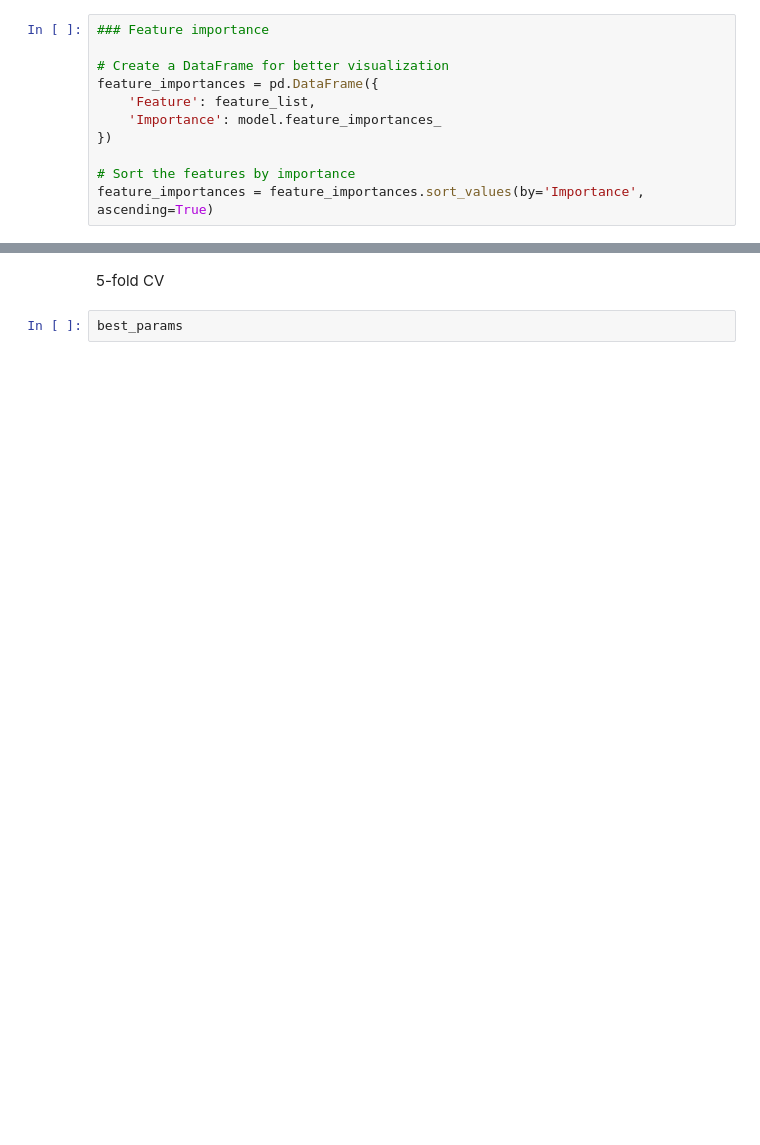
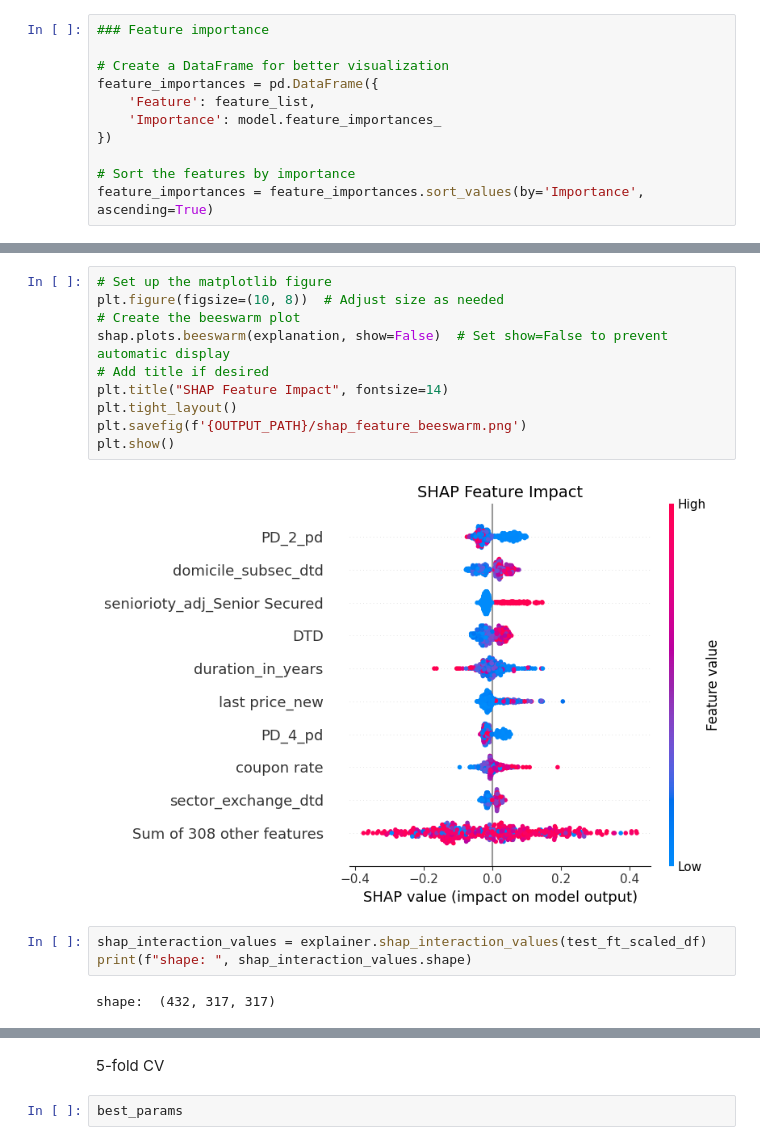
Before and after one commit to hoanguyen94/Recovery-rate-prediction, a Jupyter notebook: src/XGBoost.ipynb, the cells around one changed output, grey strips where cells are left out. Cells and saved outputs as stored; diff of their text form; blank space fills up the shorter version.

```diff
--- a/src/XGBoost.ipynb
+++ b/src/XGBoost.ipynb
@@ -237,0 +328,17 @@ plt.show()
+# %%
+# Set up the matplotlib figure
+plt.figure(figsize=(10, 8))  # Adjust size as needed
+# Create the beeswarm plot
+shap.plots.beeswarm(explanation, show=False)  # Set show=False to prevent automatic display
+# Add title if desired
+plt.title("SHAP Feature Impact", fontsize=14)
+plt.tight_layout()
+plt.savefig(f'{OUTPUT_PATH}/shap_feature_beeswarm.png')
+plt.show()
+# %% [output]
+[figure, added]
+# %%
+shap_interaction_values = explainer.shap_interaction_values(test_ft_scaled_df)
+print(f"shape: ", shap_interaction_values.shape)
+# %% [output]
+shape:  (432, 317, 317)
```
Also changed, not shown: parts of 29 cells of this notebook, 2 other files.
